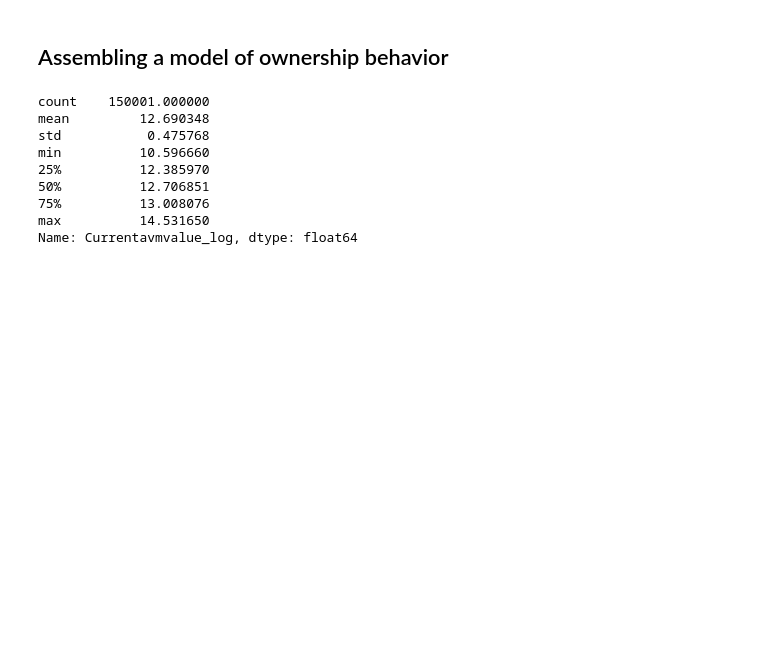
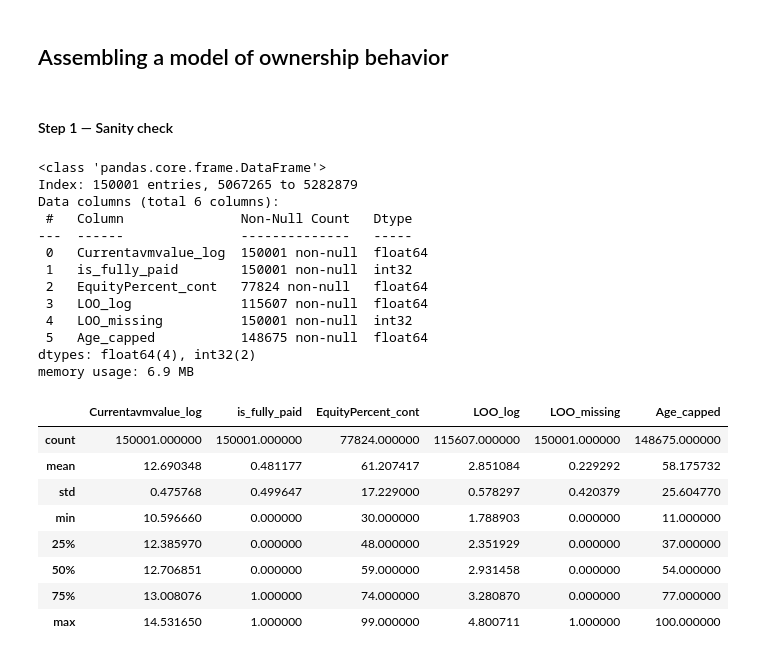
Before and after one commit to m-kareem/Property_clustring, a Jupyter notebook: Data_exploration.ipynb, the cells around one changed output. Saved outputs shown, nothing was run; the diff lists cells and outputs as text; code cells hidden in the pictures; blank space fills up the shorter version.

```diff
--- a/Data_exploration.ipynb
+++ b/Data_exploration.ipynb
@@ -481,15 +494,42 @@ max      2.046517e+06
 Name: Currentavmvalue, dtype: float64
 # %% [markdown]
 ## Assembling a model of ownership behavior
+# %% [markdown]
+#### Step 1 — Sanity check
 # %%
-sampled_df['Currentavmvalue_log'].describe()
+cluster_features = [
+    "Currentavmvalue_log",
+    "is_fully_paid",
+    "EquityPercent_cont",
+    "LOO_log",
+    "LOO_missing",
+    "Age_capped"
+]
+
+X = sampled_df[cluster_features]
+
+X.info()
+X.describe()
 # %% [output]
-count    150001.000000
-mean         12.690348
-std           0.475768
-min          10.596660
-25%          12.385970
-50%          12.706851
-75%          13.008076
-max          14.531650
-Name: Currentavmvalue_log, dtype: float64
+<class 'pandas.core.frame.DataFrame'>
+Index: 150001 entries, 5067265 to 5282879
+Data columns (total 6 columns):
+ #   Column               Non-Null Count   Dtype
+---  ------               --------------   -----
+ 0   Currentavmvalue_log  150001 non-null  float64
+ 1   is_fully_paid        150001 non-null  int32
+ 2   EquityPercent_cont   77824 non-null   float64
+ 3   LOO_log              115607 non-null  float64
+ 4   LOO_missing          150001 non-null  int32
+ 5   Age_capped           148675 non-null  float64
+dtypes: float64(4), int32(2)
+memory usage: 6.9 MB
+|  | Currentavmvalue_log | is_fully_paid | EquityPercent_cont | LOO_log | LOO_missing | Age_capped |
+| count | 150001.000000 | 150001.000000 | 77824.000000 | 115607.000000 | 150001.000000 | 148675.000000 |
+| mean | 12.690348 | 0.481177 | 61.207417 | 2.851084 | 0.229292 | 58.175732 |
+| std | 0.475768 | 0.499647 | 17.229000 | 0.578297 | 0.420379 | 25.604770 |
+| min | 10.596660 | 0.000000 | 30.000000 | 1.788903 | 0.000000 | 11.000000 |
+| 25% | 12.385970 | 0.000000 | 48.000000 | 2.351929 | 0.000000 | 37.000000 |
+| 50% | 12.706851 | 0.000000 | 59.000000 | 2.931458 | 0.000000 | 54.000000 |
+| 75% | 13.008076 | 1.000000 | 74.000000 | 3.280870 | 0.000000 | 77.000000 |
+| max | 14.531650 | 1.000000 | 99.000000 | 4.800711 | 1.000000 | 100.000000 |
```
Also changed, not shown: parts of 15 cells of this notebook, 1 other file.
